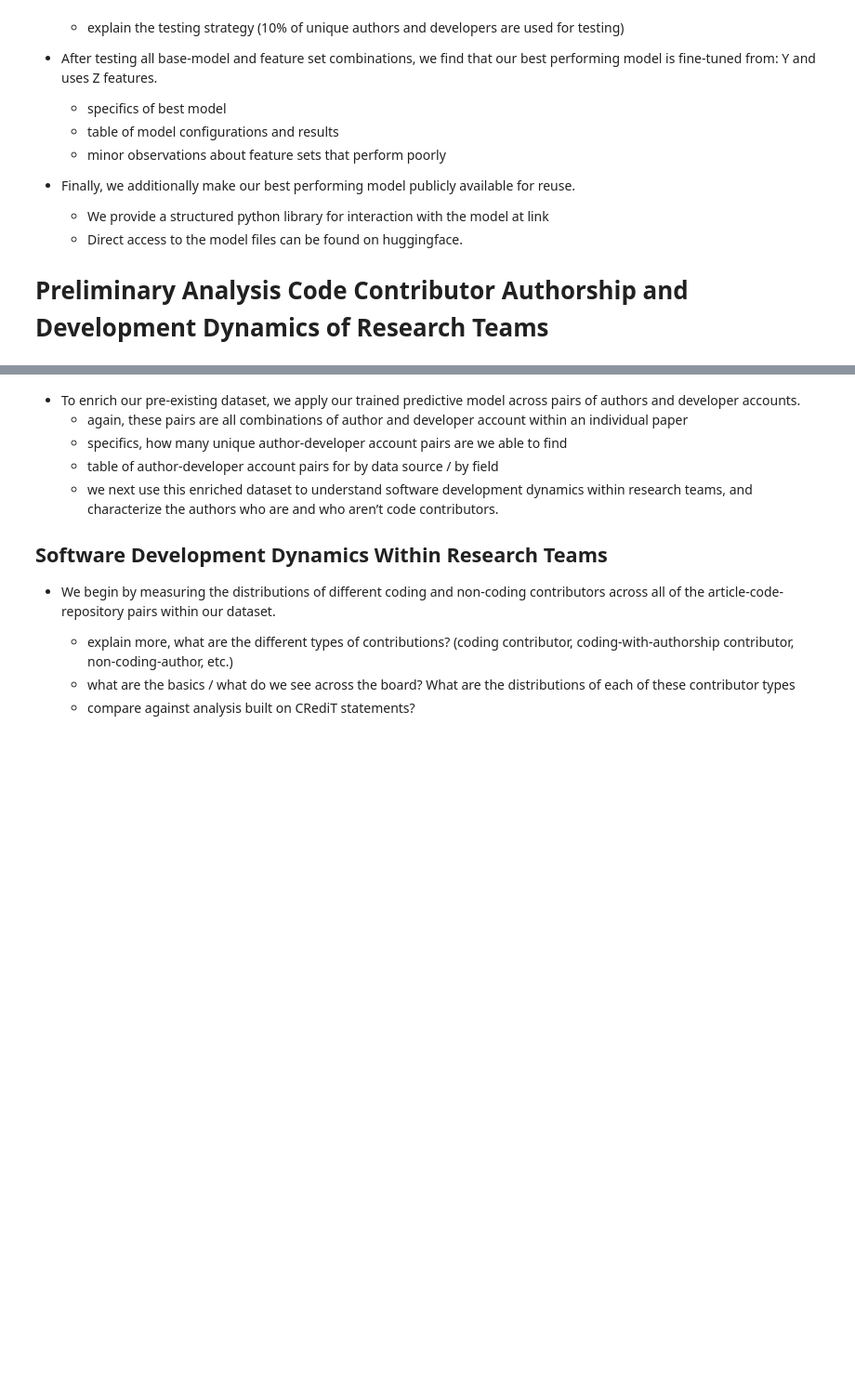
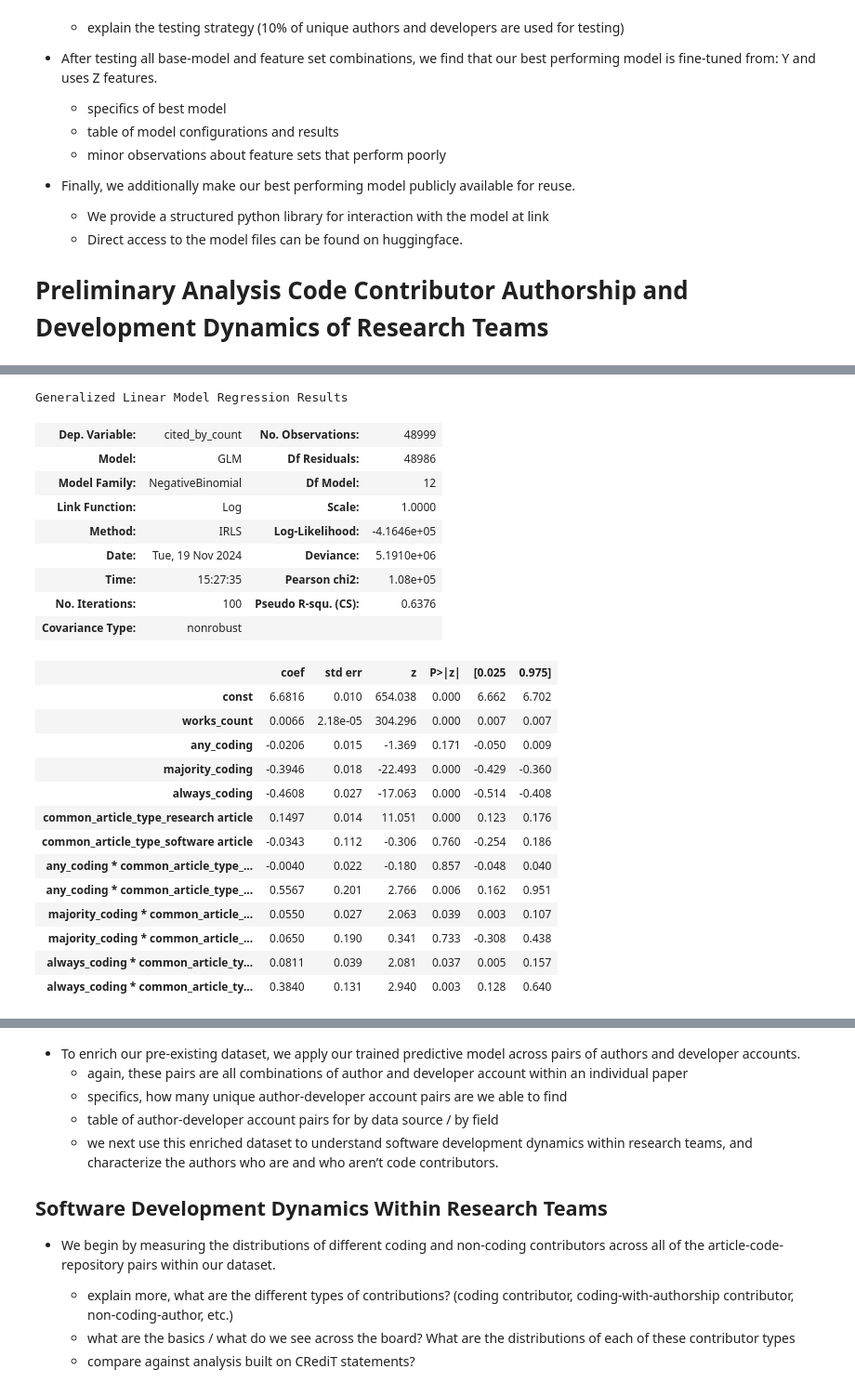
Before and after one commit to evamaxfield/rs-graph, a Jupyter notebook: publications/qss-code-authors/qss-code-authors.ipynb, the cells around one changed output, grey strips where cells are left out. Shown at 93% size. Cells and saved outputs as stored; diff of their text form; code cells hidden in the pictures; blank space fills up the shorter version.

```diff
--- a/publications/qss-code-authors/qss-code-authors.ipynb
+++ b/publications/qss-code-authors/qss-code-authors.ipynb
@@ -1036,0 +996,27 @@ Generalized Linear Model Regression Results
+# %%
+cited_by_count_models["common_article_type"].summary()
+# %% [output]
+Generalized Linear Model Regression Results
+| Dep. Variable: | cited_by_count | No. Observations: | 48999 |
+| Model: | GLM | Df Residuals: | 48986 |
+| Model Family: | NegativeBinomial | Df Model: | 12 |
+| Link Function: | Log | Scale: | 1.0000 |
+| Method: | IRLS | Log-Likelihood: | -4.1646e+05 |
+| Date: | Tue, 19 Nov 2024 | Deviance: | 5.1910e+06 |
+| Time: | 15:27:35 | Pearson chi2: | 1.08e+05 |
+| No. Iterations: | 100 | Pseudo R-squ. (CS): | 0.6376 |
+| Covariance Type: | nonrobust |  |  |
+|  | coef | std err | z | P>|z| | [0.025 | 0.975] |
+| const | 6.6816 | 0.010 | 654.038 | 0.000 | 6.662 | 6.702 |
+| works_count | 0.0066 | 2.18e-05 | 304.296 | 0.000 | 0.007 | 0.007 |
+| any_coding | -0.0206 | 0.015 | -1.369 | 0.171 | -0.050 | 0.009 |
+| majority_coding | -0.3946 | 0.018 | -22.493 | 0.000 | -0.429 | -0.360 |
+| always_coding | -0.4608 | 0.027 | -17.063 | 0.000 | -0.514 | -0.408 |
+| common_article_type_research article | 0.1497 | 0.014 | 11.051 | 0.000 | 0.123 | 0.176 |
+| common_article_type_software article | -0.0343 | 0.112 | -0.306 | 0.760 | -0.254 | 0.186 |
+| any_coding * common_article_type_... | -0.0040 | 0.022 | -0.180 | 0.857 | -0.048 | 0.040 |
+| any_coding * common_article_type_... | 0.5567 | 0.201 | 2.766 | 0.006 | 0.162 | 0.951 |
+| majority_coding * common_article_... | 0.0550 | 0.027 | 2.063 | 0.039 | 0.003 | 0.107 |
+| majority_coding * common_article_... | 0.0650 | 0.190 | 0.341 | 0.733 | -0.308 | 0.438 |
+| always_coding * common_article_ty... | 0.0811 | 0.039 | 2.081 | 0.037 | 0.005 | 0.157 |
+| always_coding * common_article_ty... | 0.3840 | 0.131 | 2.940 | 0.003 | 0.128 | 0.640 |
```
Also changed, not shown: parts of 21 cells of this notebook.
